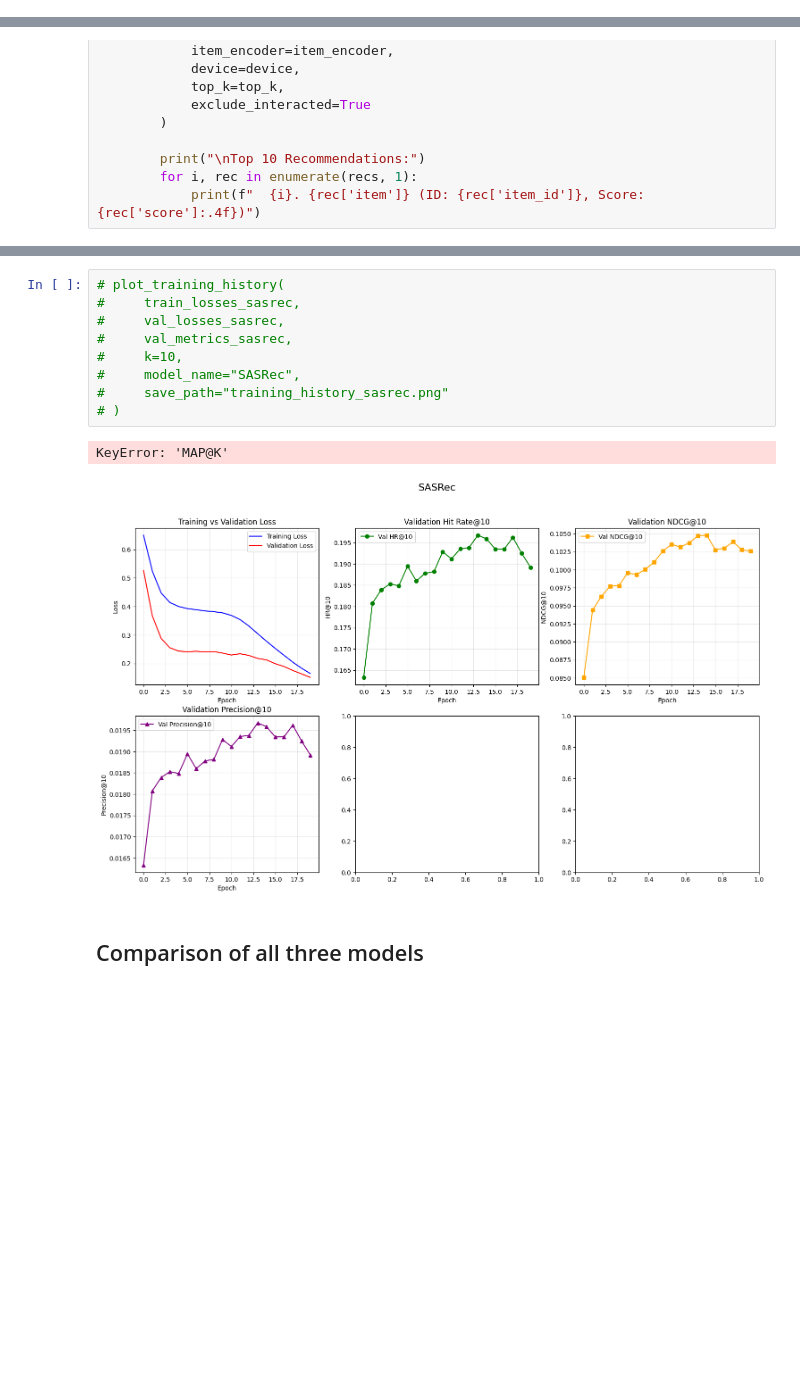
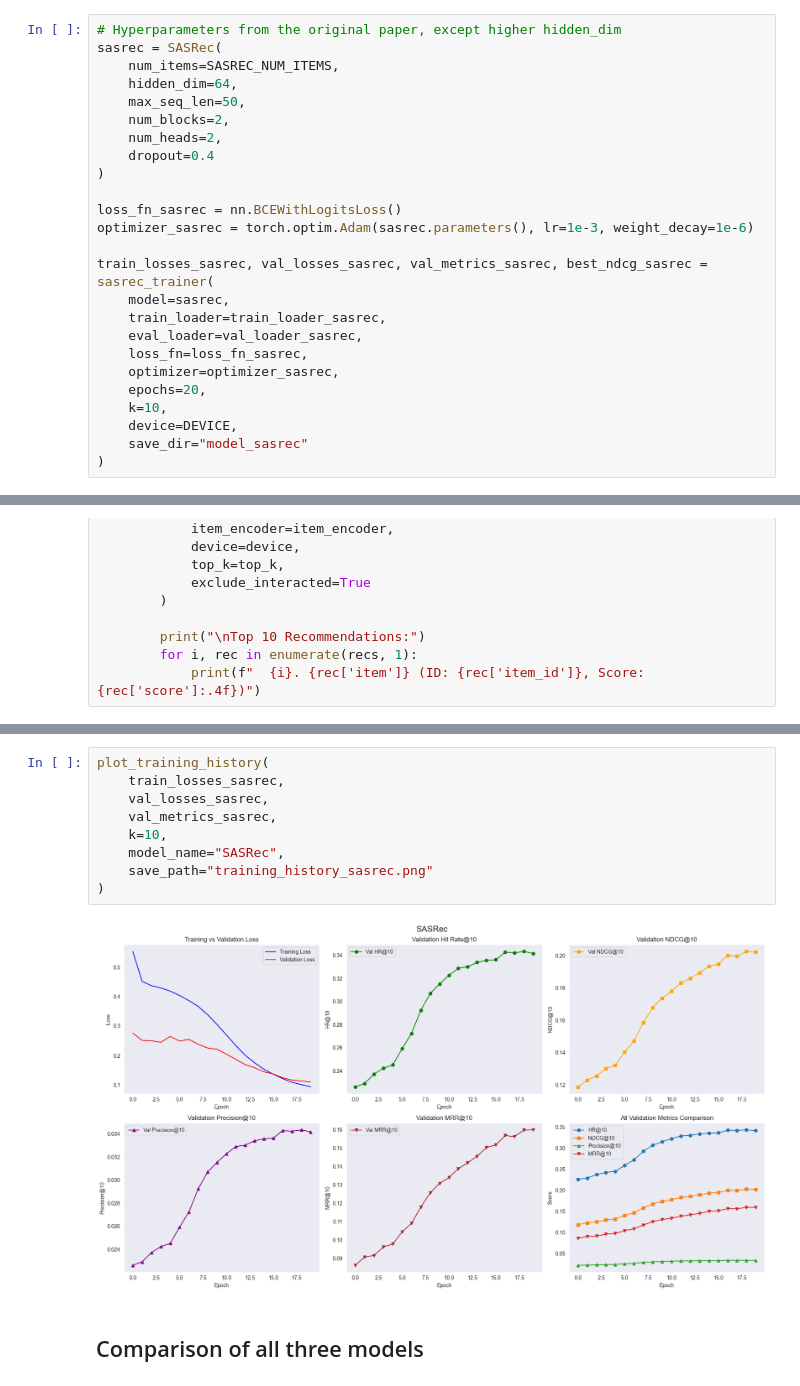
Before and after one commit to almosenja/Recommender-System, a Jupyter notebook: 02_recsys_model_development.ipynb, the cells around one changed output, grey strips where cells are left out. Saved outputs shown, nothing was run; the diff lists cells and outputs as text; blank space fills up the shorter version.

```diff
--- a/02_recsys_model_development.ipynb
+++ b/02_recsys_model_development.ipynb
@@ -1373,0 +1339,25 @@ Epoch 12/20  Train loss 0.3539  Val loss 0.2340  HR@10 0.1935  NDCG@10 0.1031  P
+# %%
+# Hyperparameters from the original paper, except higher hidden_dim
+sasrec = SASRec(
+    num_items=SASREC_NUM_ITEMS,
+    hidden_dim=64,
+    max_seq_len=50,
+    num_blocks=2,
+    num_heads=2,
+    dropout=0.4
+)
+
+loss_fn_sasrec = nn.BCEWithLogitsLoss()
+optimizer_sasrec = torch.optim.Adam(sasrec.parameters(), lr=1e-3, weight_decay=1e-6)
+
+train_losses_sasrec, val_losses_sasrec, val_metrics_sasrec, best_ndcg_sasrec = sasrec_trainer(
+    model=sasrec,
+    train_loader=train_loader_sasrec,
+    eval_loader=val_loader_sasrec,
+    loss_fn=loss_fn_sasrec,
+    optimizer=optimizer_sasrec,
+    epochs=20,
+    k=10,
+    device=DEVICE,
+    save_dir="model_sasrec"
+)
@@ -1524,14 +1528,13 @@ Top 10 Recommendations:
 # %%
-# plot_training_history(
-#     train_losses_sasrec,
-#     val_losses_sasrec,
-#     val_metrics_sasrec,
-#     k=10,
-#     model_name="SASRec",
-#     save_path="training_history_sasrec.png"
-# )
+plot_training_history(
+    train_losses_sasrec,
+    val_losses_sasrec,
+    val_metrics_sasrec,
+    k=10,
+    model_name="SASRec",
+    save_path="training_history_sasrec.png"
+)
 # %% [output]
-KeyError: 'MAP@K'
-[figure, old version]
+[figure, new version]
 # %% [markdown]
 ## Comparison of all three models
```
Also changed, not shown: parts of 43 cells of this notebook, 19 other files.
